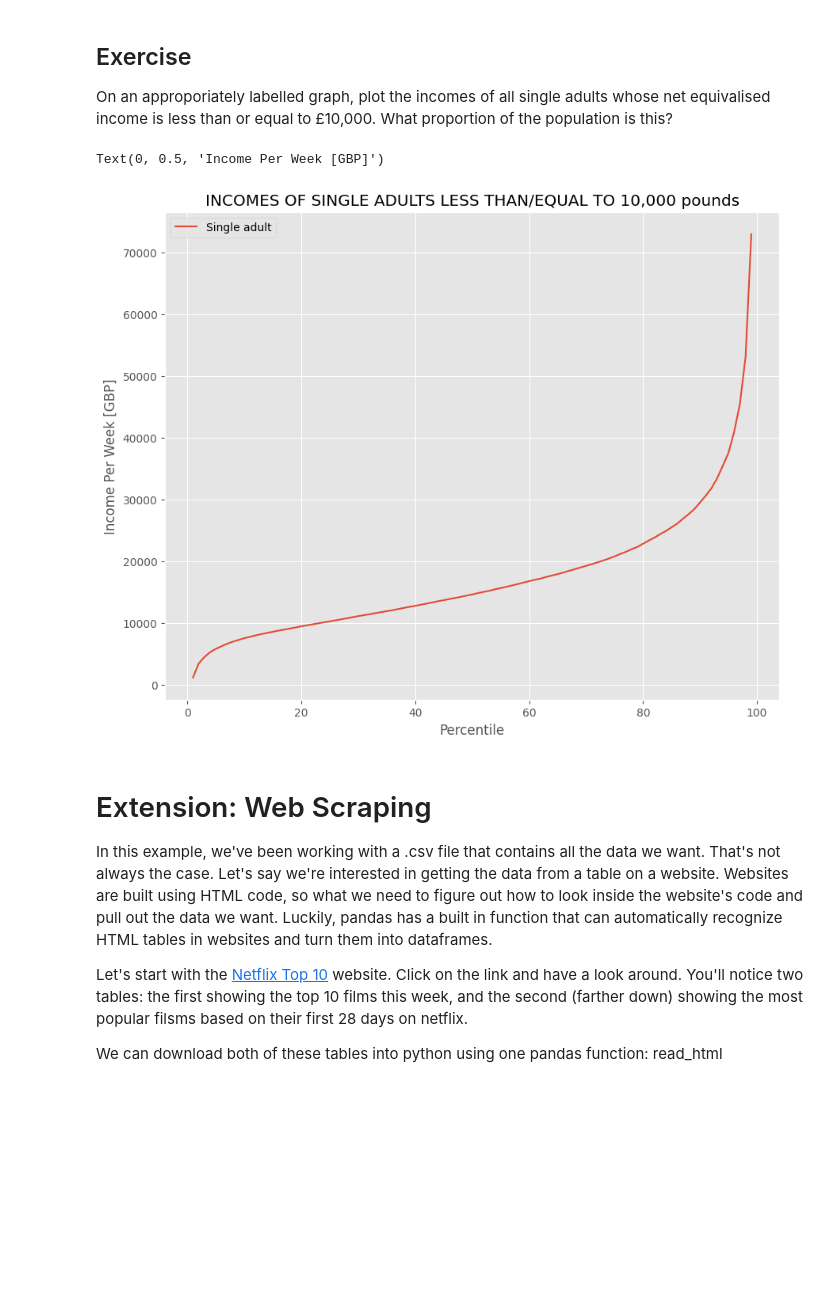
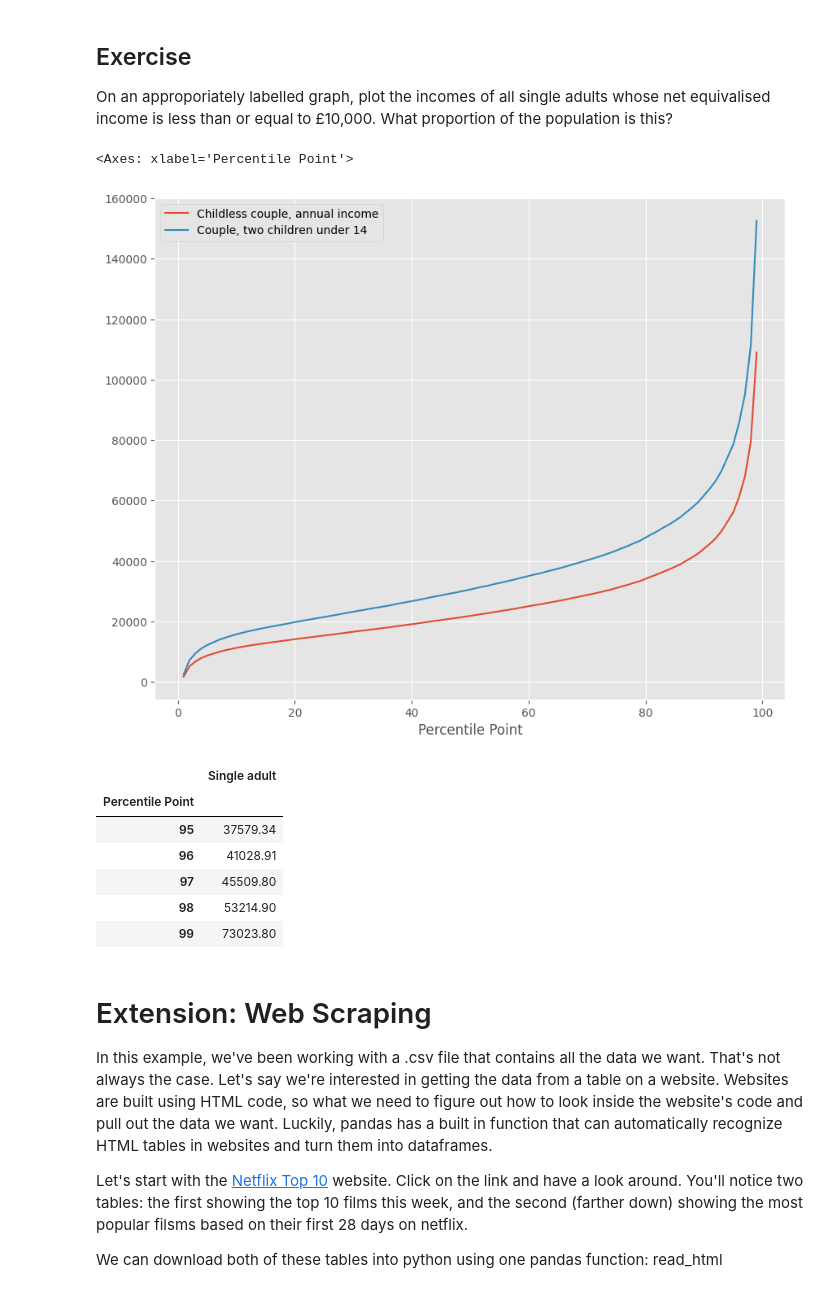
Before and after one commit to LPAT9999/QM, a Jupyter notebook: notebooks/W02. Pandas.ipynb, the cells around one changed output. Drawn from its saved outputs; the diff is of its cells as text; code cells hidden in the pictures; blank space fills up the shorter version.

```diff
--- a/notebooks/W02. Pandas.ipynb
+++ b/notebooks/W02. Pandas.ipynb
@@ -394,23 +394,39 @@ We won't dwell on comparative operative, here we've used ">" to mean "is greater
 # %% [markdown]
 ## Exercise
 On an approporiately labelled graph, plot the incomes of all single adults whose net equivalised income is less than or equal to £10,000. What proportion of the population is this?
+# %%
+clean = income[['Childless couple, annual income','Couple, two children under 14']]
+clean = clean.replace(',', '', regex=True)
+clean = clean.replace('-', 'NaN', regex=True).astype('float')
+clean[clean['Childless couple, annual income']>50000]
+
+#plot
+clean.plot()
+# %% [output]
+<Axes: xlabel='Percentile Point'>
+[figure, added]
 # %%
+import pandas as pd
+import matplotlib.pyplot as plt
+import numpy as np
+
 #clean data
 clean3 = income[['Single adult']]
 clean3 = clean3.replace(',', '', regex=True)
 clean3 = clean3.replace('-', 'NaN', regex=True).astype('float')
 
-#selection
-clean3[clean3['Single adult']<=10000]
+df = pd.DataFrame(clean3)
+filtered_data = df[(df['Single adult'] <= 10000)]
 
-#plot
-clean3.plot()
-plt.title('INCOMES OF SINGLE ADULTS LESS THAN/EQUAL TO 10,000 pounds')
-plt.xlabel('Percentile')
-plt.ylabel('Income Per Week [GBP]')
+df.tail()
 # %% [output]
-Text(0, 0.5, 'Income Per Week [GBP]')
-[figure, removed]
+|  | Single adult |
+| Percentile Point |  |
+| 95 | 37579.34 |
+| 96 | 41028.91 |
+| 97 | 45509.80 |
+| 98 | 53214.90 |
+| 99 | 73023.80 |
 # %% [markdown]
 # Extension: Web Scraping
 
```
